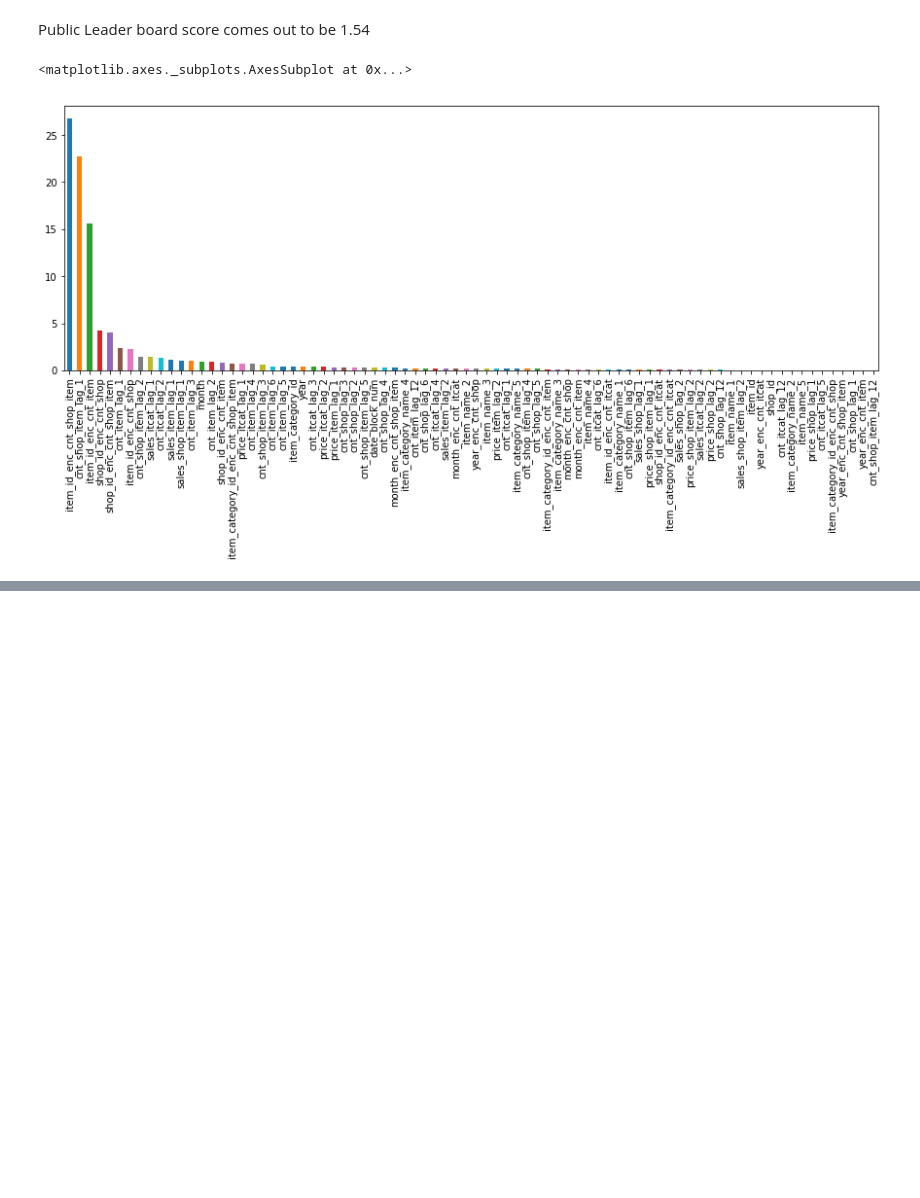
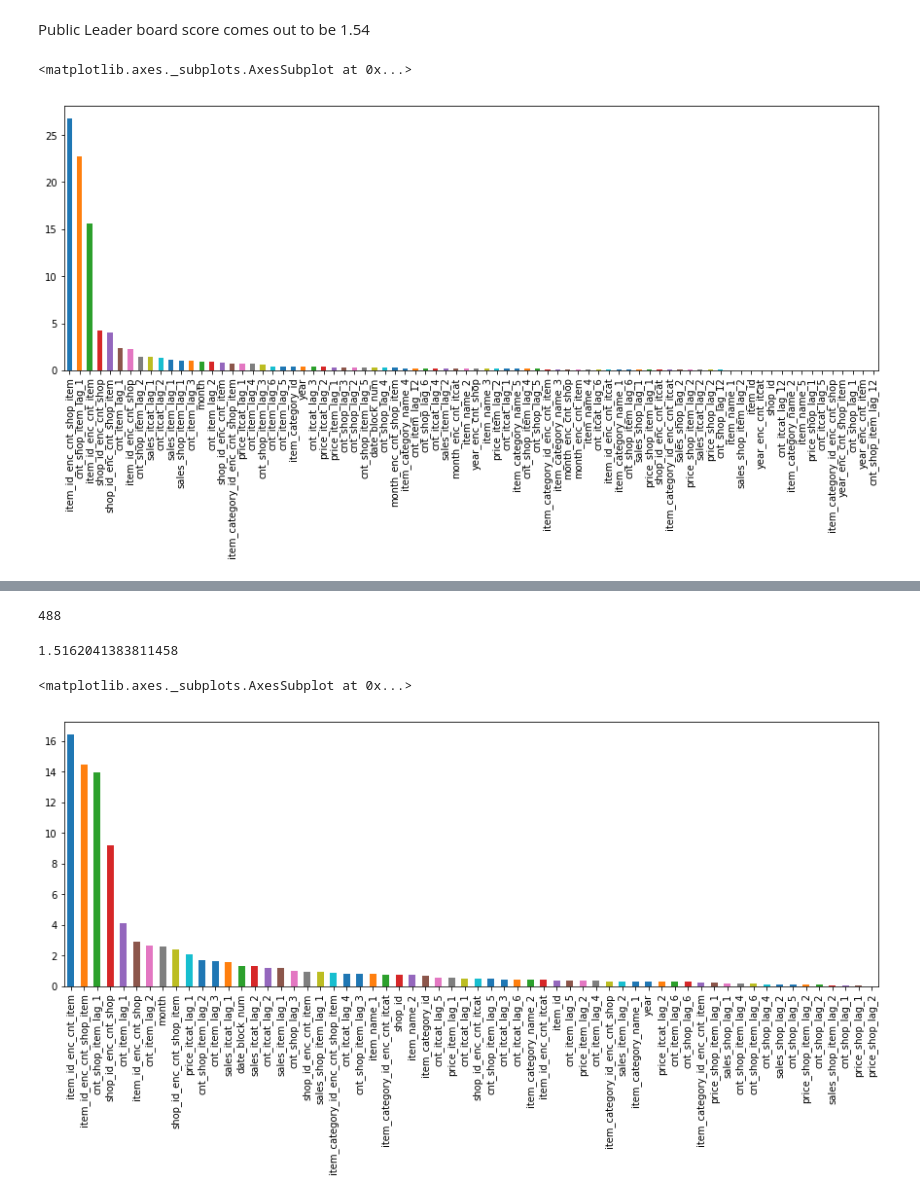
Before and after one commit to Saurabhmaheshwari52/Time-Series, a Jupyter notebook: PFS_Modeling4.ipynb, the cells around one changed output, grey strips where cells are left out. Saved outputs shown, nothing was run; the diff lists cells and outputs as text; code cells hidden in the pictures; blank space fills up the shorter version.

```diff
--- a/PFS_Modeling4.ipynb
+++ b/PFS_Modeling4.ipynb
@@ -349,0 +468,12 @@ create_submission_file(cat1.predict(test[0]), 'cat2.csv')
+# %%
+train, test, train_pred, test_pred = create_cv_sets([28, 29, 30, 31,32,33], full_data)
+# %%
+cat4 = CatBoostRegressor(iterations = 3000, l2_leaf_reg = 15, depth = 6,
+                        rsm = 1, learning_rate = 0.2)
+err4 = []
+for X_train, X_val, y_train, y_val in zip(train, test, train_pred, test_pred):
+    print('evaluating month %s ...'%(X_val.date_block_num.max()))
+    cat4.fit(X_train.values, y_train.values, early_stopping_rounds=50, eval_set=(X_val.values, y_val.values),
+            logging_level='Silent')
+    err4.append(cat4.score(X_val, y_val))
+    print('error for month %s: %.5f' %((X_val.date_block_num.max()), cat4.score(X_val, y_val)))
@@ -349,0 +497,15 @@ create_submission_file(cat1.predict(test[0]), 'cat2.csv')
+# %%
+cat4.tree_count_
+# %% [output]
+488
+# %%
+np.mean(err3_p)
+# %% [output]
+1.5162041383811458
+# %%
+train, test, train_pred, _ = create_cv_sets([34], full_data)
+# %%
+cat4_test = CatBoostRegressor(iterations = 489, l2_leaf_reg = 15, depth = 6,
+                        rsm = 1, learning_rate = 0.2)
+for X_train, y_train in zip(train, train_pred):
+    cat4_test.fit(X_train.values, y_train.values, logging_level='Silent')
@@ -349,0 +514,8 @@ create_submission_file(cat1.predict(test[0]), 'cat2.csv')
+# %%
+imp = cat4.get_feature_importance(prettified=True)
+features = [int(i[0].decode("utf-8")) for i in imp]
+features = X_train.columns[features]
+pd.Series(data = [i[1] for i in imp], index=features).plot(kind= 'bar')
+# %% [output]
+<matplotlib.axes._subplots.AxesSubplot at 0x...>
+[figure, added]
```
Also changed, not shown: parts of 58 cells of this notebook, 2 other files.
